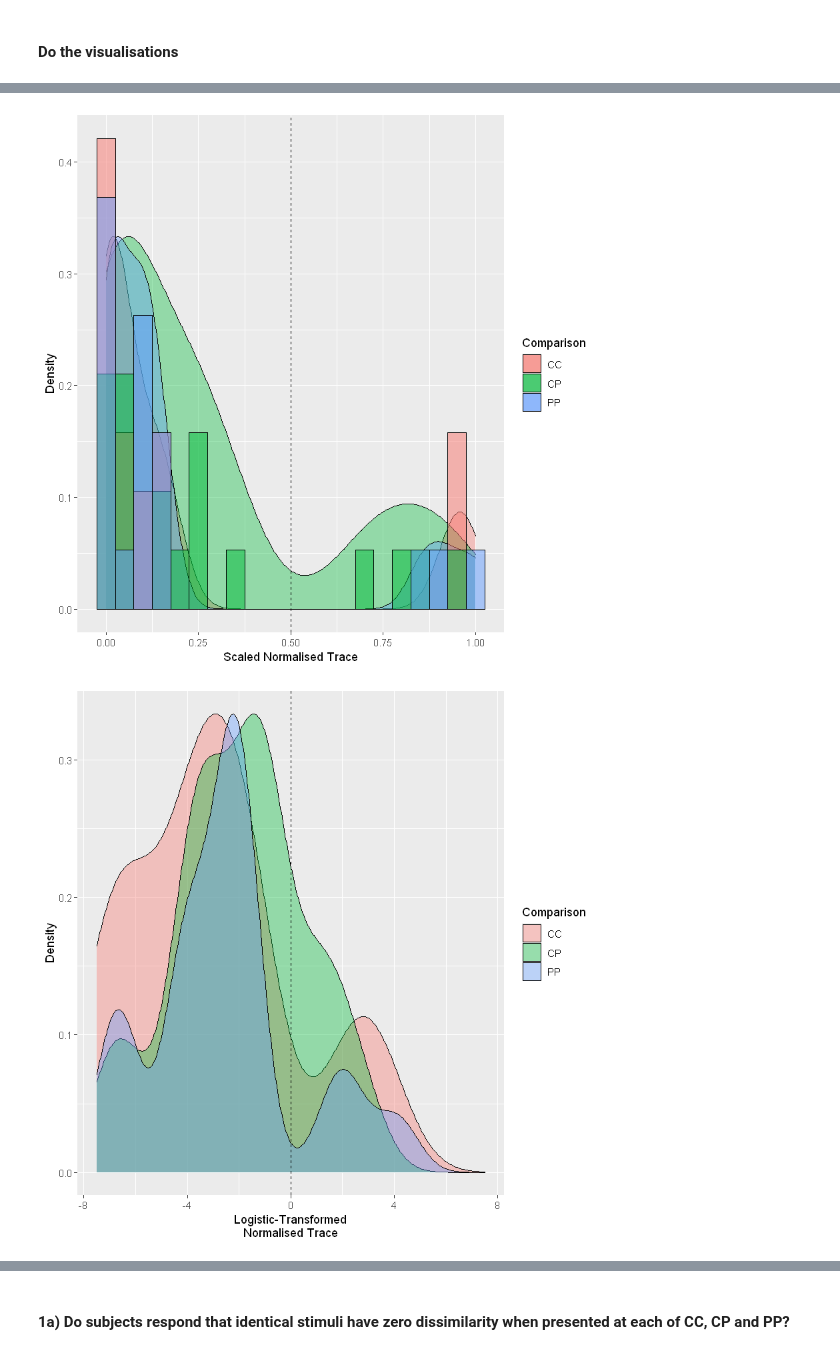
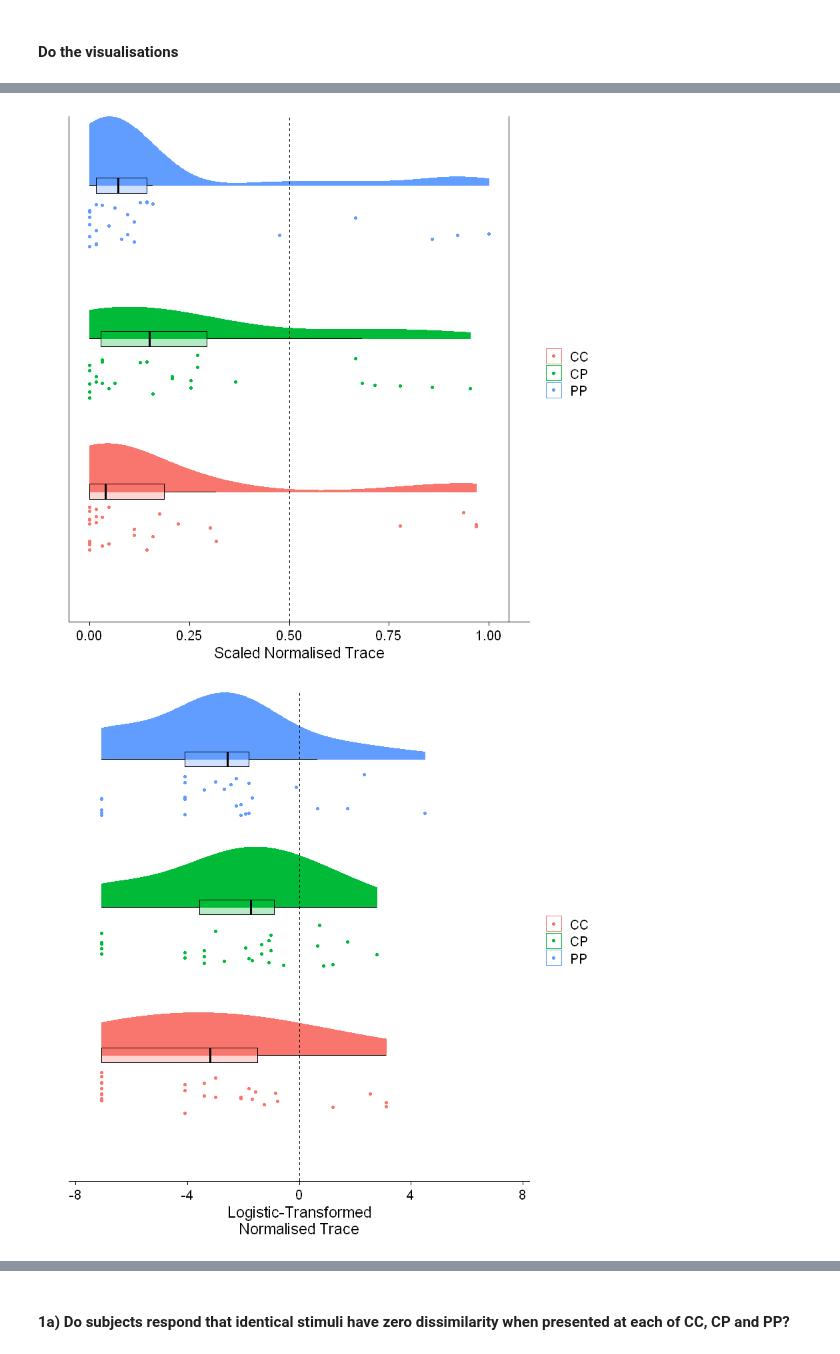
Before and after one commit to ArielZJ/Precision-Phenomenology-Data-Analysis, a Jupyter notebook: Fovea vs. Periphery Color Similarity Pilot Analysis - 2stim Analysis.ipynb, the cells around one changed output, grey strips where cells are left out. Cells and saved outputs as stored; diff of their text form; code cells hidden in the pictures.

Commit message:
Updating visualisations

```diff
--- a/Fovea vs. Periphery Color Similarity Pilot Analysis - 2stim Analysis.ipynb
+++ b/Fovea vs. Periphery Color Similarity Pilot Analysis - 2stim Analysis.ipynb
@@ -1008,7 +992,7 @@ datadf <- remove_incomplete(datadf,stimuli_number)
 # %%
 # function to label participants who meet statistical cleaning assumptions
 label_noncompliant <- function(datadf,
-                               screen_size_cutoff=26,viewing_distance_cutoff=30,rt_cutoff=800,score_cutoff=0.7){
+                               screen_size_cutoff=26,viewing_distance_cutoff=30,rt_threshold=rt_cutoff,score_cutoff=0.7){
 
     subjectlist <- sort(unique(datadf$subject)) # obtain a list of all the subjects
 
@@ -1023,7 +1007,7 @@ label_noncompliant <- function(datadf,
         if(catch_score > score_cutoff){ # catch score cutoff
             if(screen_size > screen_size_cutoff){ # screen size cutoff
                 if(viewing_distance > viewing_distance_cutoff){ # viewing distance cutoff
-                    if(rt_avg(subjectdf) > rt_cutoff){ # rt cutoff
+                    if(rt_avg(subjectdf) > rt_threshold){ # rt cutoff
                         datadf$noncompliant[datadf$subject == ID] = 0
                     } else {
                         print(paste("Subject",ID,"reaction time of:",rt_avg(subjectdf),"ms",sep=' ')) # RT fail
@@ -1163,14 +1147,14 @@ label <- function(df,raw=FALSE){
         df$label.combo <- NA
         df$label.mag[df$peripheral_scale != 1] <- 'MAG'
         df$label.mag[df$peripheral_scale == 1] <- 'FIX'
-        df$label.combo <- paste(df$label.mag, format(round(df$stimulus_radius,3),nsmall=2),'DVA')
+        df$label.combo <- paste(df$label.mag, format(round(df$stimulus_radius,3),nsmall=2))
     } else{
         df$label.mag <- NA
         df$label.stim <- NA
         df$label.combo <- NA
         df$label.mag[df$Magnification != 1] <- 'MAG'
         df$label.mag[df$Magnification == 1] <- 'FIX'
-        df$label.combo <- paste(df$label.mag, format(round(df$StimSize,3),nsmall=2),'DVA')
+        df$label.combo <- paste(df$label.mag, format(round(df$StimSize,3),nsmall=2))
     }
 
     return(df)
@@ -1306,6 +1290,23 @@ fig5c <- function(df){
     ggsave('fig5c.png',plot,height=2.8,width=4)
     return(plot)
 }
+# %%
+fig5c.rainbow <- function(df){
+
+    plot.df <- pivot_longer(data = df, cols = c(CC,CP,PP), names_to = 'Comparison')
+    plot.df$value <- (plot.df$value)/max.DSR
+
+    plot <- ggplot(plot.df,aes(x=Comparison,y=value,fill=Comparison,colour=Comparison)) +
+            geom_flat_violin(position = position_nudge(x = 0.25, y = 0),adjust=2,trime=FALSE) +
+            geom_point(position = position_jitter(width=.15,height=0),size=1) +
+            geom_boxplot(aes(x=as.numeric(as.factor(Comparison)) + 0.25, y = value),alpha = 0.3, outlier.shape=NA, width = .1, colour = "BLACK") +
+            ylab('Scaled Normalised Trace') + xlab('')+coord_flip()+theme_cowplot()+guides(fill=FALSE) +
+            theme(axis.text.y=element_blank(),axis.ticks.y=element_blank(),legend.title=element_blank()) +
+            geom_hline(yintercept=0.5, linetype='dashed') + geom_hline(yintercept=1.05)
+
+    ggsave('fig5c_rainbow.png',plot,height=2.8,width=4)
+    return(plot)
+}
 # %%
 fig5d <- function(df){
     plot.df <- pivot_longer(data = df, cols = c(CC,CP,PP), names_to = 'Comparison')
@@ -1322,6 +1323,23 @@ fig5d <- function(df){
     ggsave('fig5d.png',plot,height=2.8,width=4)
     return(plot)
 }
+# %%
+fig5d.rainbow <- function(df){
+
+    plot.df <- pivot_longer(data = df, cols = c(CC,CP,PP), names_to = 'Comparison')
+    plot.df$value <- logit(offset.beta(plot.df$value,max.DSR))
+
+    plot <- ggplot(plot.df,aes(x=Comparison,y=value,fill=Comparison,colour=Comparison)) +
+            geom_flat_violin(position = position_nudge(x = 0.25, y = 0),adjust=2,trime=FALSE) +
+            geom_point(position = position_jitter(width=.15,height=0),size=1) +
+            geom_boxplot(aes(x=as.numeric(as.factor(Comparison)) + 0.25, y = value),alpha = 0.3, outlier.shape=NA, width = .1, colour = "BLACK") +
+            ylab('Logistic-Transformed\nNormalised Trace') + xlab('')+coord_flip()+theme_cowplot()+guides(fill=FALSE) +
+            theme(axis.text.y=element_blank(),axis.ticks.y=element_blank(),axis.line.y=element_blank(),legend.title=element_blank()) +
+            geom_hline(yintercept=logit(0.5), linetype='dashed') + ylim(-7.5,7.5)
+
+    ggsave('fig5d_rainbow.png',plot,height=2.8,width=4)
+    return(plot)
+}
 # %%
 fig5e <- function(df){
 
@@ -1379,4 +1438,4 @@ replace the existing scale.
 # %%
-fig5c(trace.df.mag)
+fig5c.rainbow(trace.df.mag)
 # %% [output]
-[figure, old version]
+[figure, new version]
@@ -1383,4 +1444,4 @@ fig5c(trace.df.mag)
 # %%
-fig5d(trace.df.mag)
+fig5d.rainbow(trace.df.mag)
 # %% [output]
-[figure, old version]
+[figure, new version]
```
Also changed, not shown: parts of 33 cells of this notebook, 14 other files.
